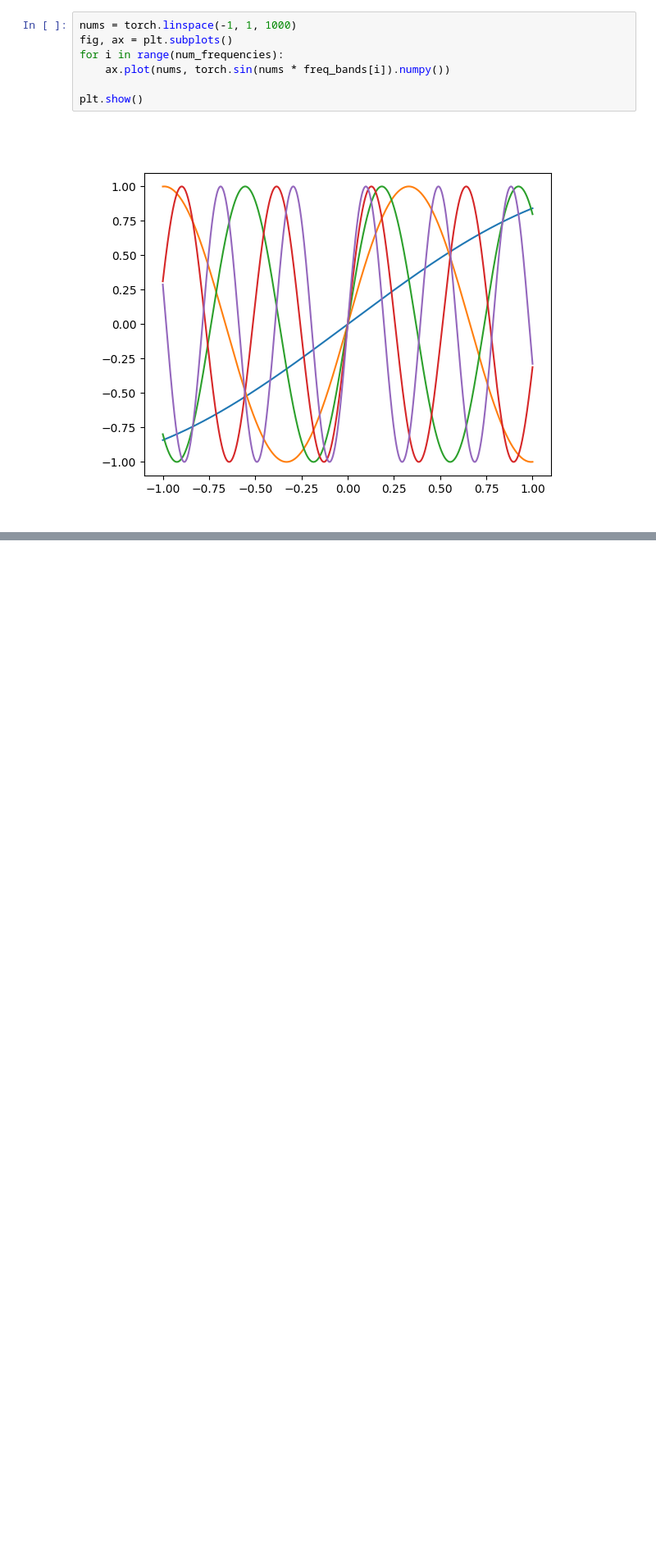
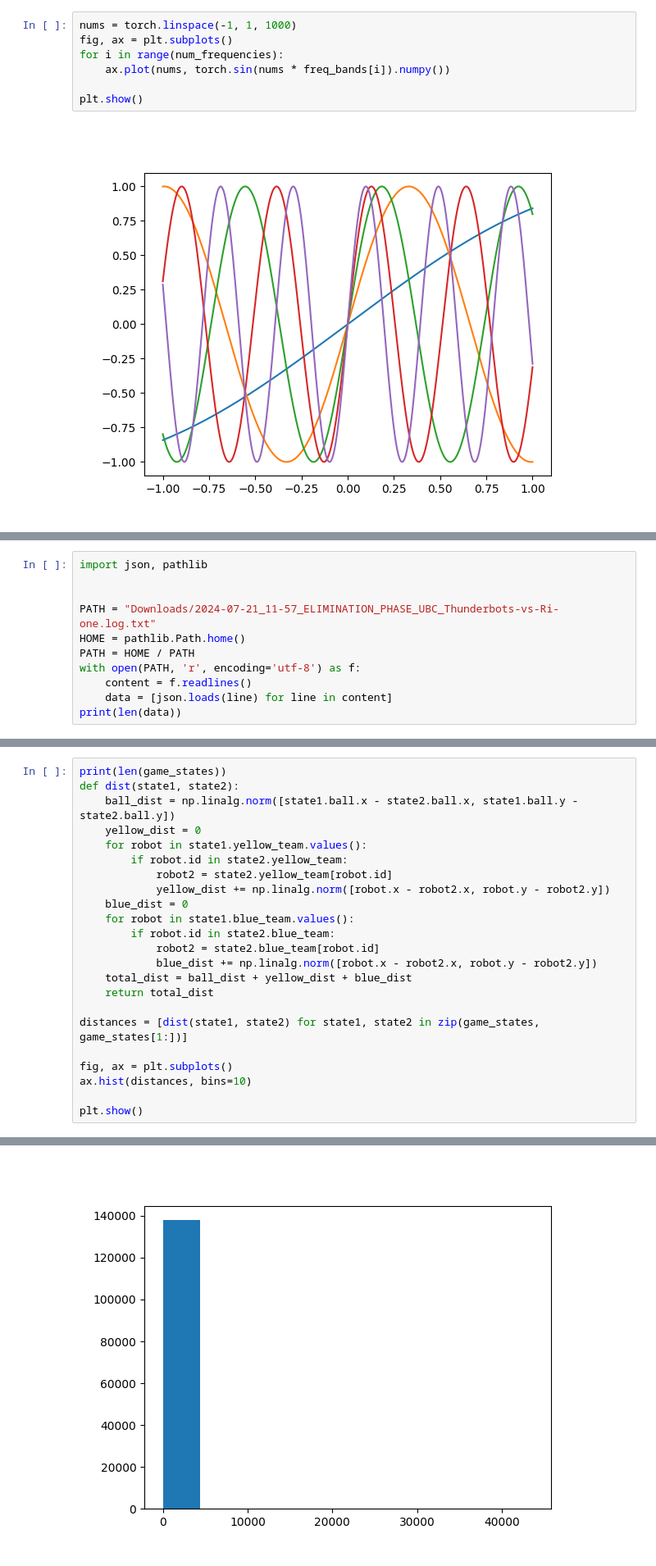
Before and after one commit to LiU-SeeGoals/controller, a Jupyter notebook: python_playground/test.ipynb, the cells around one changed output, grey strips where cells are left out. Shown: that part at 82% size. Saved outputs shown, nothing was run; the diff lists cells and outputs as text; blank space fills up the shorter version.

Commit message:
translate log to game

```diff
--- a/python_playground/test.ipynb
+++ b/python_playground/test.ipynb
@@ -158,0 +137,11 @@ plt.show()
+# %%
+import json, pathlib
+
+
+PATH = "Downloads/2024-07-21_11-57_ELIMINATION_PHASE_UBC_Thunderbots-vs-Ri-one.log.txt"
+HOME = pathlib.Path.home()
+PATH = HOME / PATH
+with open(PATH, 'r', encoding='utf-8') as f:
+    content = f.readlines()
+    data = [json.loads(line) for line in content]
+print(len(data))
@@ -158,0 +189,24 @@ plt.show()
+# %%
+print(len(game_states))
+def dist(state1, state2):
+    ball_dist = np.linalg.norm([state1.ball.x - state2.ball.x, state1.ball.y - state2.ball.y])
+    yellow_dist = 0
+    for robot in state1.yellow_team.values():
+        if robot.id in state2.yellow_team:
+            robot2 = state2.yellow_team[robot.id]
+            yellow_dist += np.linalg.norm([robot.x - robot2.x, robot.y - robot2.y])
+    blue_dist = 0
+    for robot in state1.blue_team.values():
+        if robot.id in state2.blue_team:
+            robot2 = state2.blue_team[robot.id]
+            blue_dist += np.linalg.norm([robot.x - robot2.x, robot.y - robot2.y])
+    total_dist = ball_dist + yellow_dist + blue_dist
+    return total_dist
+
+distances = [dist(state1, state2) for state1, state2 in zip(game_states, game_states[1:])]
+
+fig, ax = plt.subplots()
+ax.hist(distances, bins=10)
+
+plt.show()
+# %% [output]
@@ -158,0 +214 @@ plt.show()
+[figure, added]
```
Also changed, not shown: parts of 10 cells of this notebook, 3 other files.
